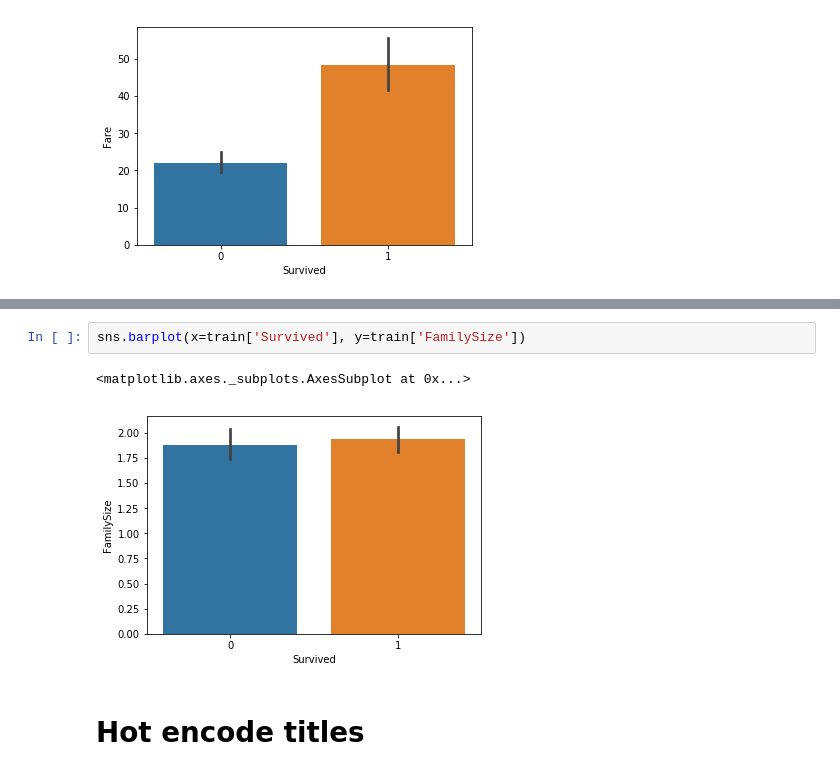
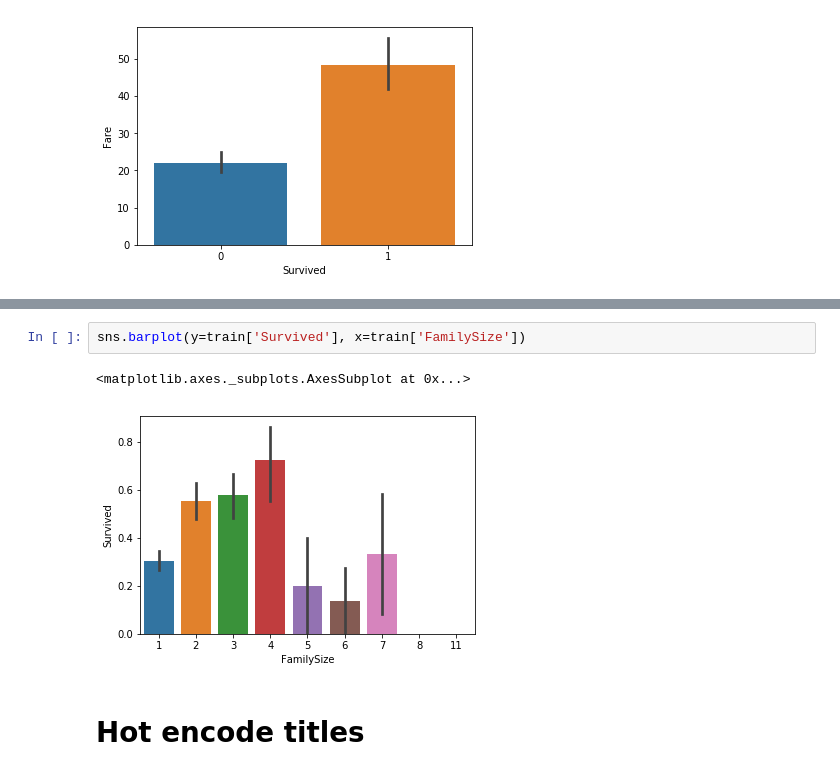
Before and after one commit to wielrenner/Titanic_Kaggle, a Jupyter notebook: Titanic_Kaggle.ipynb, the cells around one changed output, grey strips where cells are left out. Cells and saved outputs as stored; diff of their text form.

```diff
--- a/Titanic_Kaggle.ipynb
+++ b/Titanic_Kaggle.ipynb
@@ -289,8 +289,8 @@ sns.barplot(x=train['Survived'], y=train['Embarked'])
 # %%
-sns.barplot(x=train['Survived'], y=train['FamilySize'])
+sns.barplot(y=train['Survived'], x=train['FamilySize'])
 # %% [output]
 <matplotlib.axes._subplots.AxesSubplot at 0x...>
-[figure, old version]
+[figure, new version]
 # %% [markdown]
 # Hot encode titles
 # %%
```
Also changed, not shown: parts of 16 cells of this notebook.
